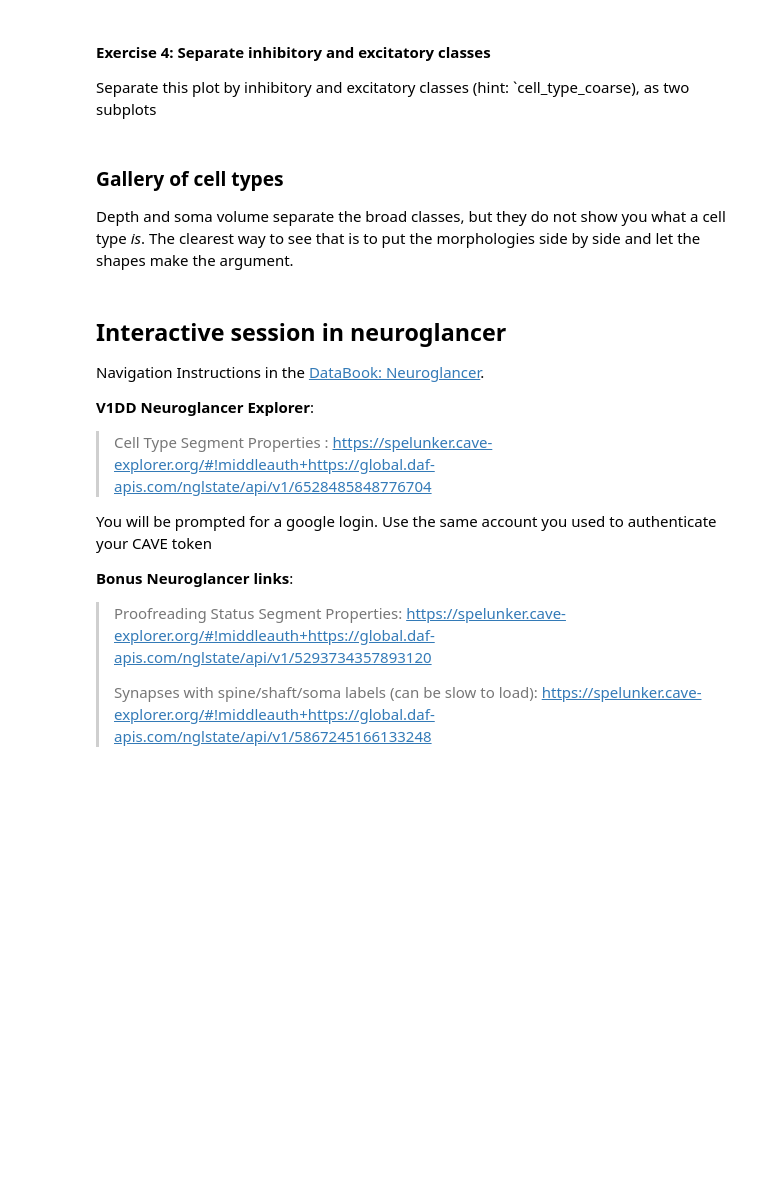
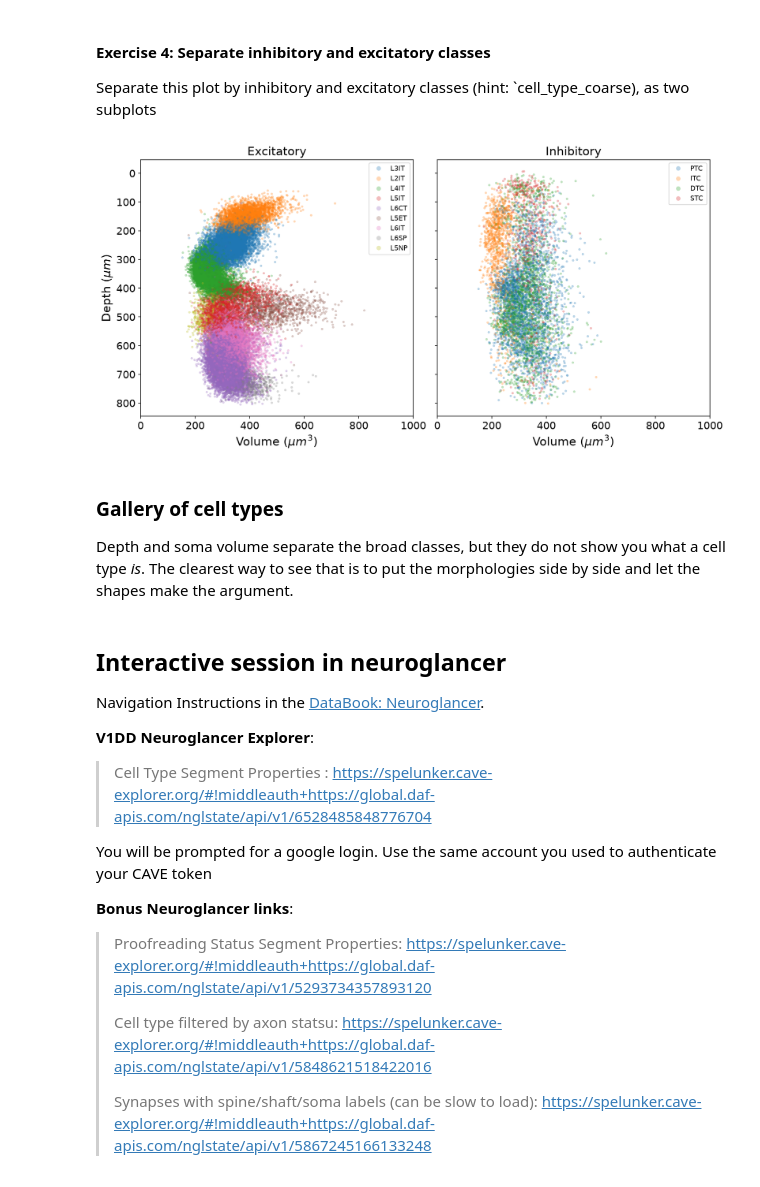
Before and after one commit to AllenSWDB/SWDB_2026_Connectomics, a Jupyter notebook: code/workshops/Module_1.ipynb, the cells around one changed output. Saved outputs shown, nothing was run; the diff lists cells and outputs as text; code cells hidden in the pictures; blank space fills up the shorter version.

```diff
--- a/code/workshops/Module_1.ipynb
+++ b/code/workshops/Module_1.ipynb
@@ -753,32 +875,35 @@ Separate this plot by inhibitory and excitatory classes (hint: `cell_type_coarse
 # %%
 # Figure 7: Excitatory and inhibitory cells separated
 
-fig, axes = plt.subplots(1, 2, figsize=(12, 6), dpi=150, sharey=True)
+fig, axes = plt.subplots(1, 2, figsize=(12, 6), dpi=150, sharex=True, sharey=True)
 
-# 'E' and 'I' are the coarse labels; cells with no label are None and drop out of the query
-for ax, coarse, title in zip(axes, ["E", "I"], ["Excitatory", "Inhibitory"]):
+# 'excitatory' and 'inhibitory' are the coarse labels; cells with no label are None and drop out of the query
+for ax, coarse, title in zip(axes, ["excitatory", "inhibitory"], ["Excitatory", "Inhibitory"]):
     sns.scatterplot(
-        data=cell_type_df.query("cell_type_coarse == @coarse"),
-        x="soma_volume",
+        data=soma_cell_type_df.query("cell_type_coarse == @coarse"),
+        x="nucleus_volume",
         y="depth_um",
         s=8,
         edgecolor=None,
         alpha=0.3,
         hue="cell_type",
         ax=ax,
     )
     ax.set_title(title, fontsize=16)
     ax.set_xlim(0, 1000)
     ax.set_xlabel(r"Volume ($\mu m^3$)", fontsize=16)
     ax.tick_params(labelsize=14)
     ax.legend(fontsize=9, markerscale=2)
 
 # sharey=True, so inverting one axis inverts both
 axes[0].invert_yaxis()
 axes[0].set_ylabel(r"Depth ($\mu m$)", fontsize=16)
 
+
 plt.tight_layout()
 plt.show()
+# %% [output]
+[figure, added]
 # %% [markdown]
 ### Gallery of cell types
 
@@ -803,4 +928,6 @@ You will be prompted for a google login. Use the same account you used to authen
 
 > Proofreading Status Segment Properties: <https://spelunker.cave-explorer.org/#!middleauth+https://global.daf-apis.com/nglstate/api/v1/5293734357893120>
 >
+> Cell type filtered by axon statsu: <https://spelunker.cave-explorer.org/#!middleauth+https://global.daf-apis.com/nglstate/api/v1/5848621518422016>
+>
 > Synapses with spine/shaft/soma labels (can be slow to load): <https://spelunker.cave-explorer.org/#!middleauth+https://global.daf-apis.com/nglstate/api/v1/5867245166133248>
```
Also changed, not shown: parts of 36 cells of this notebook.
